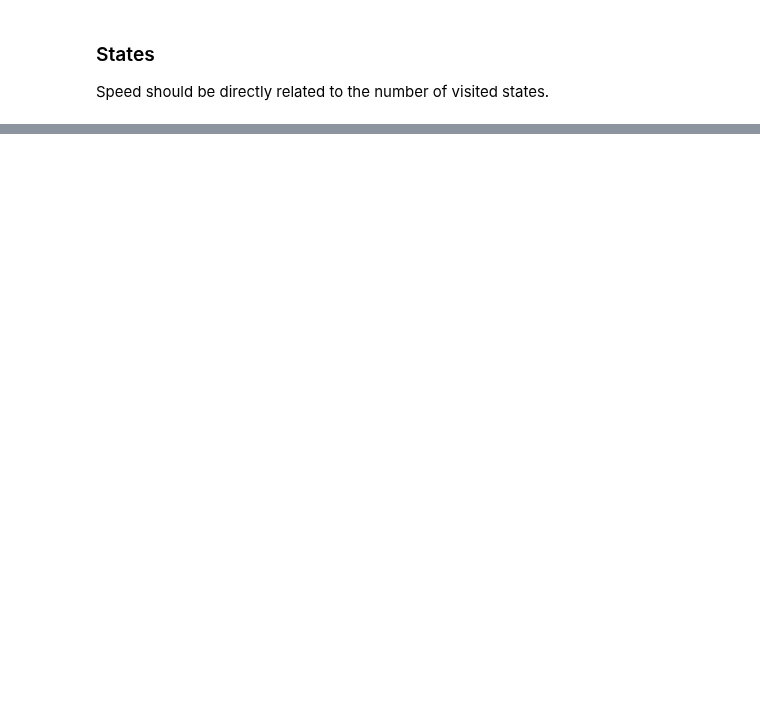
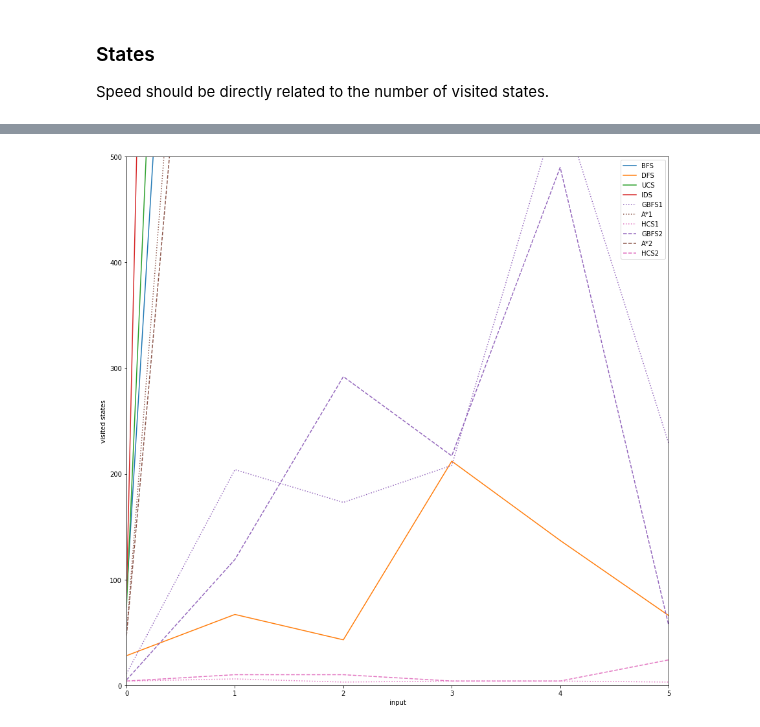
Before and after one commit to IoanaAlexandru/hw-ia-1, a Jupyter notebook: tema1.ipynb, the cells around one changed output, grey strips where cells are left out. Saved outputs shown, nothing was run; the diff lists cells and outputs as text; code cells hidden in the pictures; blank space fills up the shorter version.

Commit message:
create graphs

```diff
--- a/tema1.ipynb
+++ b/tema1.ipynb
@@ -1184,3 +1124,11 @@ for d in data:
+# %%
+visited['A*1'] = list(map(lambda x: visited_states(*optimized_a_star(x, h1)), data))
+# %%
+visited['A*2'] = list(map(lambda x: visited_states(*optimized_a_star(x, h2)), data))
+# %%
+visited['HCS1'] = list(map(lambda x: visited_states(*optimized_hcs(x, h1)), data))
+# %%
+visited['HCS2'] = list(map(lambda x: visited_states(*optimized_hcs(x, h2)), data))
 # %%
 %matplotlib inline
 plot_algorithms(visited, 'visited states')
@@ -1186,0 +1137,5 @@ plot_algorithms(visited, 'visited states')
+# %%
+%matplotlib inline
+plot_algorithms(visited, 'visited states', [0, 5],[0,500])
+# %% [output]
+[figure, added]
```
Also changed, not shown: parts of 77 cells of this notebook.
